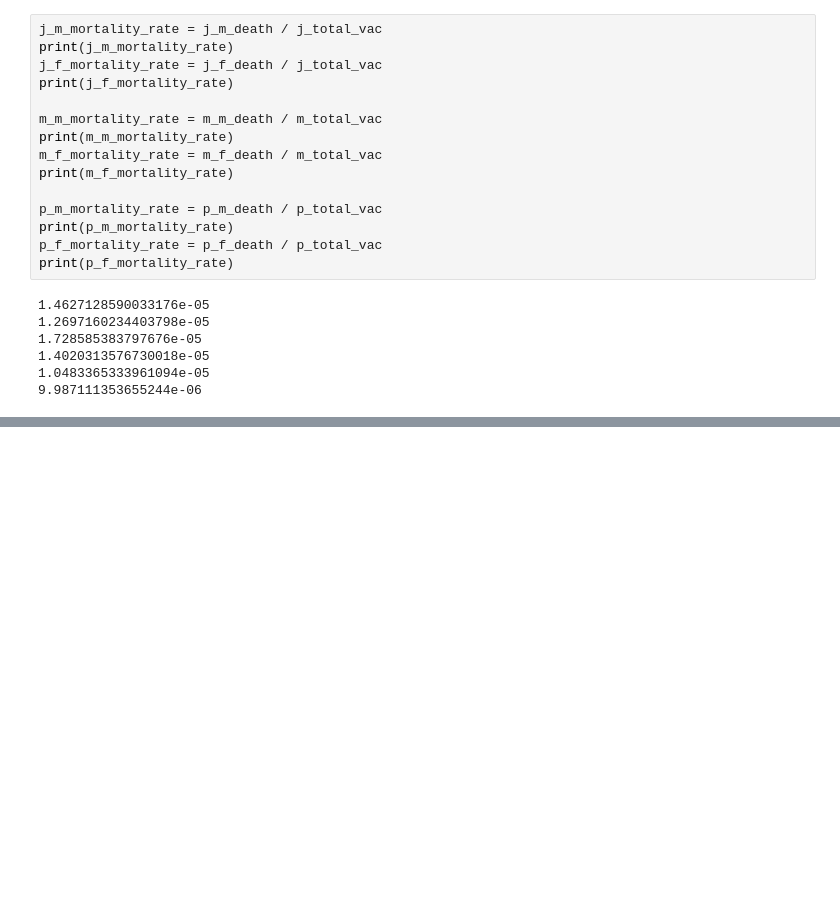
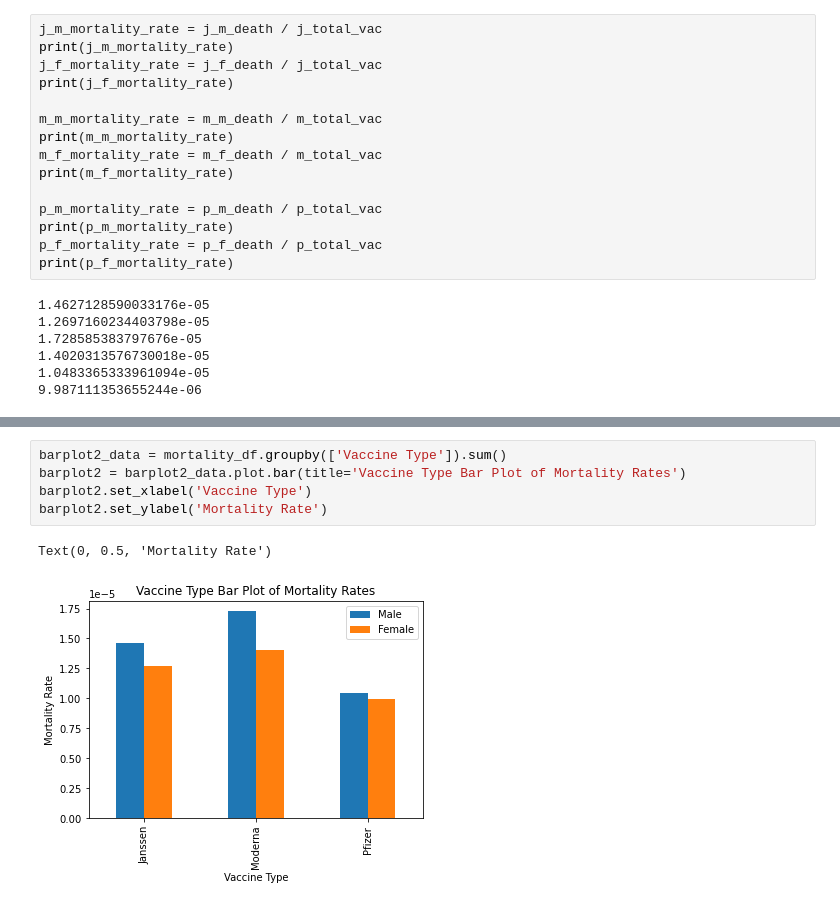
Before and after one commit to DataTortuga/COVID19-Vaccine-Analysis, a Jupyter notebook: Data_Cleaning/COVID19_VACCINE_ADMIN.ipynb, the cells around one changed output, grey strips where cells are left out. Saved outputs shown, nothing was run; the diff lists cells and outputs as text; blank space fills up the shorter version.

```diff
--- a/Data_Cleaning/COVID19_VACCINE_ADMIN.ipynb
+++ b/Data_Cleaning/COVID19_VACCINE_ADMIN.ipynb
@@ -231,0 +250,8 @@ print(p_f_mortality_rate)
+# %%
+barplot2_data = mortality_df.groupby(['Vaccine Type']).sum()
+barplot2 = barplot2_data.plot.bar(title='Vaccine Type Bar Plot of Mortality Rates')
+barplot2.set_xlabel('Vaccine Type')
+barplot2.set_ylabel('Mortality Rate')
+# %% [output]
+Text(0, 0.5, 'Mortality Rate')
+[figure, added]
```
Also changed, not shown: parts of 4 cells of this notebook.
